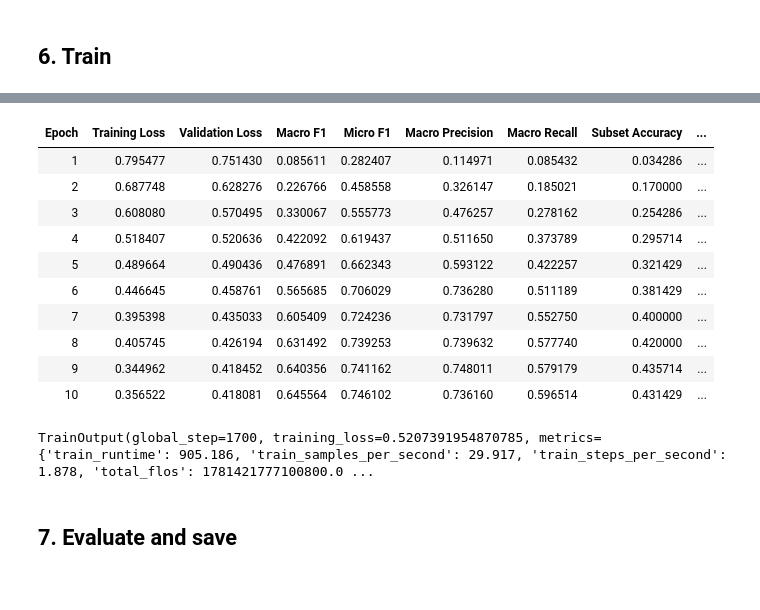
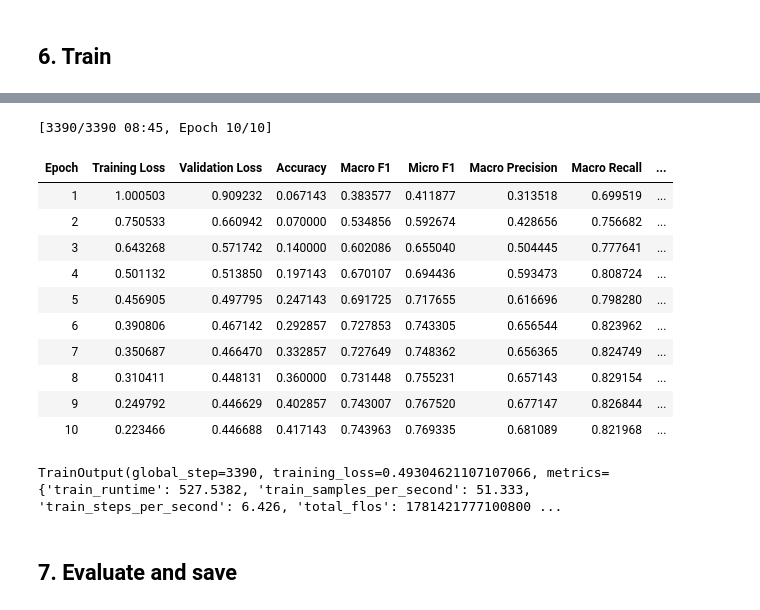
Before and after one commit to jejeyalung/THESIS-QUADB, a Jupyter notebook: notebooks/stage-2-dissatisfaction-classification.ipynb, the cells around one changed output, grey strips where cells are left out. Drawn from its saved outputs; the diff is of its cells as text; code cells hidden in the pictures.

Commit message:
Update Stage 1 and Stage 2 notebooks with weighted-loss fix

```diff
--- a/notebooks/stage-2-dissatisfaction-classification.ipynb
+++ b/notebooks/stage-2-dissatisfaction-classification.ipynb
@@ -61,9 +115,9 @@ GPU: Tesla T4
 # %%
 # --- CHECK THIS PATH ---
 # Use the copy-path icon in Kaggle's Data panel to get the exact path.
-DATA_PATH = "/kaggle/input/datasets/nahokeel/dissatisfactionclassification/SentiTaglish_ProductsAndServices_Dissatisfaction_Classification.csv"
+DATA_PATH = "../data/SentiTaglish_ProductsAndServices_Dissatisfaction_Classification.csv"
+OUTPUT_DIR = "../models/stage2_dissatisfaction"
 
-OUTPUT_DIR = "/kaggle/working/stage2_dissatisfaction"
 
 SMOKE_TEST = False
 SMOKE_TEST_SIZE = 200
@@ -240,9 +293,46 @@ Notes:
 # %% [markdown]
 ## 6. Train
 # %%
+## 6. Train (with class-weighted loss for imbalance)
+
+import torch.nn as nn
+
+# --- Compute per-category pos_weight from the TRAINING split only ---
+# pos_weight = (# negatives / # positives) per label, standard formula for
+# BCEWithLogitsLoss. This tells the loss "a missed positive on a rare label
+# (like auth) costs more than a missed positive on a common one (like pss)."
+train_labels_arr = np.array(train_labels).astype(float)
+num_pos = train_labels_arr.sum(axis=0)
+num_neg = len(train_labels_arr) - num_pos
+
+raw_pos_weight = num_neg / np.clip(num_pos, 1, None)  # avoid div-by-zero
+
+# Optional: cap extreme weights so ultra-rare labels (auth) don't destabilize
+# training by making the model over-predict positives just to avoid penalty.
+MAX_POS_WEIGHT = 10.0
+pos_weight = np.clip(raw_pos_weight, None, MAX_POS_WEIGHT)
+
+print("Per-category pos_weight (train split):")
+for cat, raw, capped in zip(CATEGORY_COLUMNS, raw_pos_weight, pos_weight):
+    print(f"  {cat:6s}: raw={raw:6.2f}  capped={capped:6.2f}")
+
+pos_weight_tensor = torch.tensor(pos_weight, dtype=torch.float32, device=device)
+
+
+# --- Custom Trainer that overrides the loss with weighted BCE ---
+class WeightedBCETrainer(Trainer):
+    def compute_loss(self, model, inputs, return_outputs=False, **kwargs):
+        labels = inputs.pop("labels")
+        outputs = model(**inputs)
+        logits = outputs.logits
+        loss_fct = nn.BCEWithLogitsLoss(pos_weight=pos_weight_tensor)
+        loss = loss_fct(logits, labels.float())
+        return (loss, outputs) if return_outputs else loss
+
+
 def compute_metrics(eval_pred):
     logits, labels = eval_pred
-    probs = 1 / (1 + np.exp(-logits))  # sigmoid
+    probs = 1 / (1 + np.exp(-logits))
     preds = (probs >= PREDICTION_THRESHOLD).astype(int)
     labels = labels.astype(int)
 
@@ -250,10 +340,11 @@ def compute_metrics(eval_pred):
     micro_f1 = f1_score(labels, preds, average="micro", zero_division=0)
     macro_precision = precision_score(labels, preds, average="macro", zero_division=0)
     macro_recall = recall_score(labels, preds, average="macro", zero_division=0)
-    subset_accuracy = accuracy_score(labels, preds)  # exact match across all 13 labels
+    subset_accuracy = accuracy_score(labels, preds)
     h_loss = hamming_loss(labels, preds)
 
     return {
+        "accuracy": subset_accuracy,
         "macro_f1": macro_f1,
         "micro_f1": micro_f1,
         "macro_precision": macro_precision,
@@ -281,7 +372,7 @@ try:
 except TypeError:
     training_args = TrainingArguments(evaluation_strategy="epoch", **common_training_kwargs)
 
-trainer = Trainer(
+trainer = WeightedBCETrainer(
     model=model,
     args=training_args,
     train_dataset=train_ds,
@@ -295,15 +398,16 @@ trainer.train()
+[3390/3390 08:45, Epoch 10/10]
-| Epoch | Training Loss | Validation Loss | Macro F1 | Micro F1 | Macro Precision | Macro Recall | Subset Accuracy | ... |
-| 1 | 0.795477 | 0.751430 | 0.085611 | 0.282407 | 0.114971 | 0.085432 | 0.034286 | ... |
-| 2 | 0.687748 | 0.628276 | 0.226766 | 0.458558 | 0.326147 | 0.185021 | 0.170000 | ... |
-| 3 | 0.608080 | 0.570495 | 0.330067 | 0.555773 | 0.476257 | 0.278162 | 0.254286 | ... |
-| 4 | 0.518407 | 0.520636 | 0.422092 | 0.619437 | 0.511650 | 0.373789 | 0.295714 | ... |
-| 5 | 0.489664 | 0.490436 | 0.476891 | 0.662343 | 0.593122 | 0.422257 | 0.321429 | ... |
-| 6 | 0.446645 | 0.458761 | 0.565685 | 0.706029 | 0.736280 | 0.511189 | 0.381429 | ... |
-| 7 | 0.395398 | 0.435033 | 0.605409 | 0.724236 | 0.731797 | 0.552750 | 0.400000 | ... |
-| 8 | 0.405745 | 0.426194 | 0.631492 | 0.739253 | 0.739632 | 0.577740 | 0.420000 | ... |
-| 9 | 0.344962 | 0.418452 | 0.640356 | 0.741162 | 0.748011 | 0.579179 | 0.435714 | ... |
-| 10 | 0.356522 | 0.418081 | 0.645564 | 0.746102 | 0.736160 | 0.596514 | 0.431429 | ... |
+| Epoch | Training Loss | Validation Loss | Accuracy | Macro F1 | Micro F1 | Macro Precision | Macro Recall | ... |
+| 1 | 1.000503 | 0.909232 | 0.067143 | 0.383577 | 0.411877 | 0.313518 | 0.699519 | ... |
+| 2 | 0.750533 | 0.660942 | 0.070000 | 0.534856 | 0.592674 | 0.428656 | 0.756682 | ... |
+| 3 | 0.643268 | 0.571742 | 0.140000 | 0.602086 | 0.655040 | 0.504445 | 0.777641 | ... |
+| 4 | 0.501132 | 0.513850 | 0.197143 | 0.670107 | 0.694436 | 0.593473 | 0.808724 | ... |
+| 5 | 0.456905 | 0.497795 | 0.247143 | 0.691725 | 0.717655 | 0.616696 | 0.798280 | ... |
+| 6 | 0.390806 | 0.467142 | 0.292857 | 0.727853 | 0.743305 | 0.656544 | 0.823962 | ... |
+| 7 | 0.350687 | 0.466470 | 0.332857 | 0.727649 | 0.748362 | 0.656365 | 0.824749 | ... |
+| 8 | 0.310411 | 0.448131 | 0.360000 | 0.731448 | 0.755231 | 0.657143 | 0.829154 | ... |
+| 9 | 0.249792 | 0.446629 | 0.402857 | 0.743007 | 0.767520 | 0.677147 | 0.826844 | ... |
+| 10 | 0.223466 | 0.446688 | 0.417143 | 0.743963 | 0.769335 | 0.681089 | 0.821968 | ... |
-TrainOutput(global_step=1700, training_loss=0.5207391954870785, metrics={'train_runtime': 905.186, 'train_samples_per_second': 29.917, 'train_steps_per_second': 1.878, 'total_flos': 1781421777100800.0 ...
+TrainOutput(global_step=3390, training_loss=0.49304621107107066, metrics={'train_runtime': 527.5382, 'train_samples_per_second': 51.333, 'train_steps_per_second': 6.426, 'total_flos': 1781421777100800 ...
 # %% [markdown]
 ## 7. Evaluate and save
 # %%
```
Also changed, not shown: parts of 7 cells of this notebook, 3 other files.
